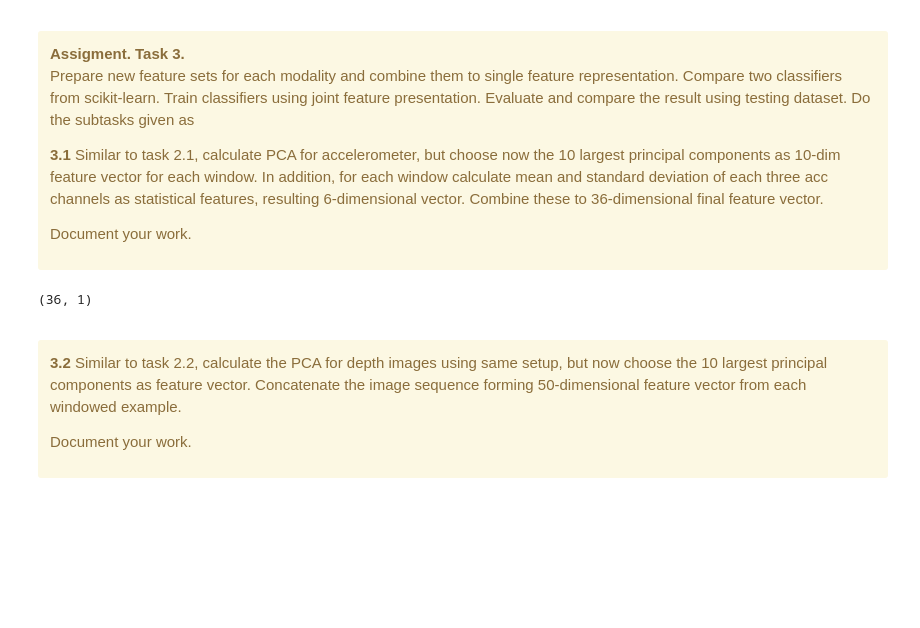
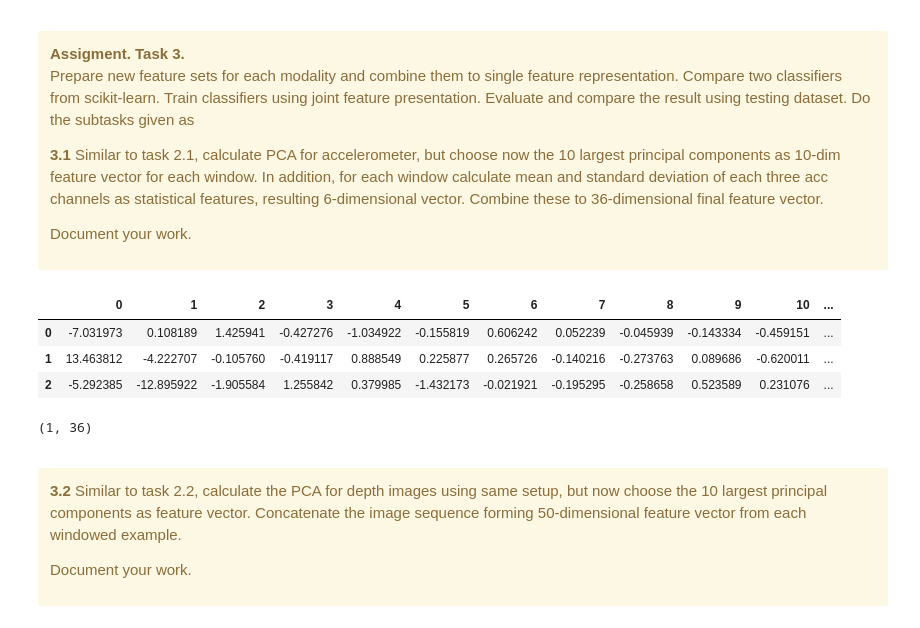
Before and after one commit to dHoundenko/Multi-Modal-Classification, a Jupyter notebook: project-work-MEx-classification.ipynb, the cells around one changed output. Cells and saved outputs as stored; diff of their text form; code cells hidden in the pictures; blank space fills up the shorter version.

```diff
--- a/project-work-MEx-classification.ipynb
+++ b/project-work-MEx-classification.ipynb
@@ -1049,9 +981,14 @@ for i, row in enumerate(training_data_act['df']):
     new_df_acc1 = pca_acc1.transform(new_df_acc1)
     new_df_acc2 = pca_acc2.transform(new_df_acc2)
 
-    training_data_act['df'].iloc[i] = pd.DataFrame(np.concatenate((new_df_acc0.flatten(), acc0_mean_std.flatten(),
-                                                                   new_df_acc1.flatten(), acc1_mean_std.flatten(),
-                                                                   new_df_acc2.flatten(), acc2_mean_std.flatten())))
+    acc0_p10_df = np.concatenate((new_df_acc0.flatten(), acc0_mean_std.flatten()))
+    acc1_p10_df = np.concatenate((new_df_acc1.flatten(), acc1_mean_std.flatten()))
+    acc2_p10_df = np.concatenate((new_df_acc2.flatten(), acc2_mean_std.flatten()))
+    training_data_act['df'].iloc[i] = pd.DataFrame(np.vstack((acc0_p10_df, acc1_p10_df, acc2_p10_df)))
+
+    # training_data_act['df'].iloc[i] = pd.DataFrame(np.concatenate((new_df_acc0.flatten(), acc0_mean_std.flatten(),
+    #                                                                new_df_acc1.flatten(), acc1_mean_std.flatten(),
+    #                                                                new_df_acc2.flatten(), acc2_mean_std.flatten())))
 
 for i, row in enumerate(test_data_act['df']):
 
@@ -1072,15 +1009,29 @@ for i, row in enumerate(test_data_act['df']):
     test_df_acc1 = pca_acc1.transform(test_df_acc1)
     test_df_acc2 = pca_acc2.transform(test_df_acc2)
 
-    test_data_act['df'].iloc[i] = pd.DataFrame(np.concatenate((test_df_acc0.flatten(), t_acc0_mean_std.flatten(),
-                                                               test_df_acc1.flatten(), t_acc1_mean_std.flatten(),
-                                                               test_df_acc2.flatten(), t_acc2_mean_std.flatten())))
+    t_acc0_p10_df = np.concatenate((test_df_acc0.flatten(), t_acc0_mean_std.flatten()))
+    t_acc1_p10_df = np.concatenate((test_df_acc1.flatten(), t_acc1_mean_std.flatten()))
+    t_acc2_p10_df = np.concatenate((test_df_acc2.flatten(), t_acc2_mean_std.flatten()))
+    test_data_act['df'].iloc[i] = pd.DataFrame(np.vstack((t_acc0_p10_df, t_acc1_p10_df, t_acc2_p10_df)))
+
+    # test_data_act['df'].iloc[i] = pd.DataFrame(np.concatenate((test_df_acc0.flatten(), t_acc0_mean_std.flatten(),
+    #                                                            test_df_acc1.flatten(), t_acc1_mean_std.flatten(),
+    #                                                            test_df_acc2.flatten(), t_acc2_mean_std.flatten())))
 
 ### Your code ends here ###
 # %%
-training_data_act['df'].iloc[0].shape
+training_data_act['df'].iloc[0]
 # %% [output]
-(36, 1)
+|  | 0 | 1 | 2 | 3 | 4 | 5 | 6 | 7 | 8 | 9 | 10 | ... |
+| 0 | -7.031973 | 0.108189 | 1.425941 | -0.427276 | -1.034922 | -0.155819 | 0.606242 | 0.052239 | -0.045939 | -0.143334 | -0.459151 | ... |
+| 1 | 13.463812 | -4.222707 | -0.105760 | -0.419117 | 0.888549 | 0.225877 | 0.265726 | -0.140216 | -0.273763 | 0.089686 | -0.620011 | ... |
+| 2 | -5.292385 | -12.895922 | -1.905584 | 1.255842 | 0.379985 | -1.432173 | -0.021921 | -0.195295 | -0.258658 | 0.523589 | 0.231076 | ... |
+# %%
+example = np.array(training_data_act['df'].iloc[0]).reshape(-1,36)
+
+example.shape
+# %% [output]
+(1, 36)
 # %%
 # # 3.1
 
```
Also changed, not shown: parts of 26 cells of this notebook.
